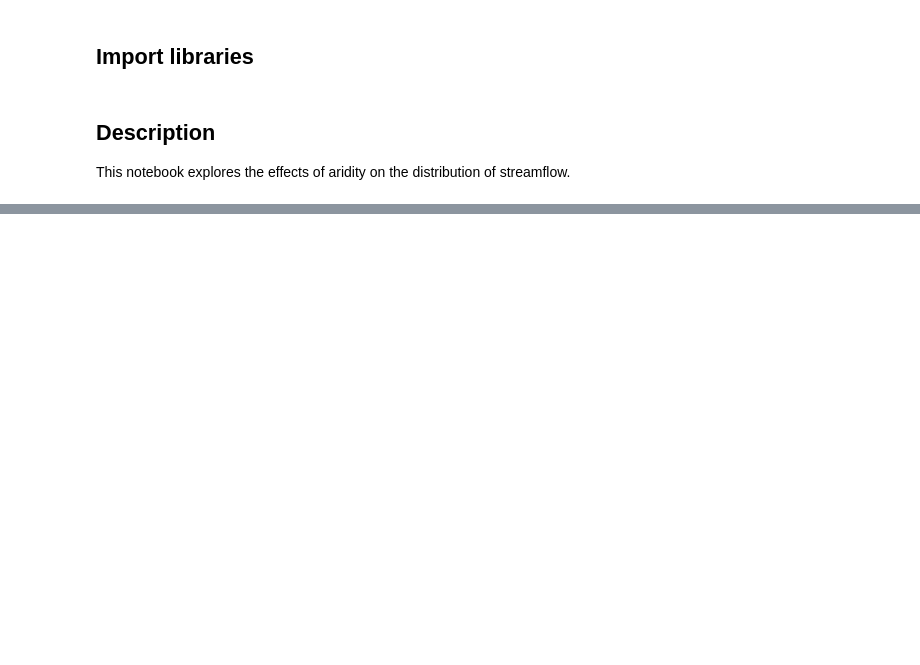
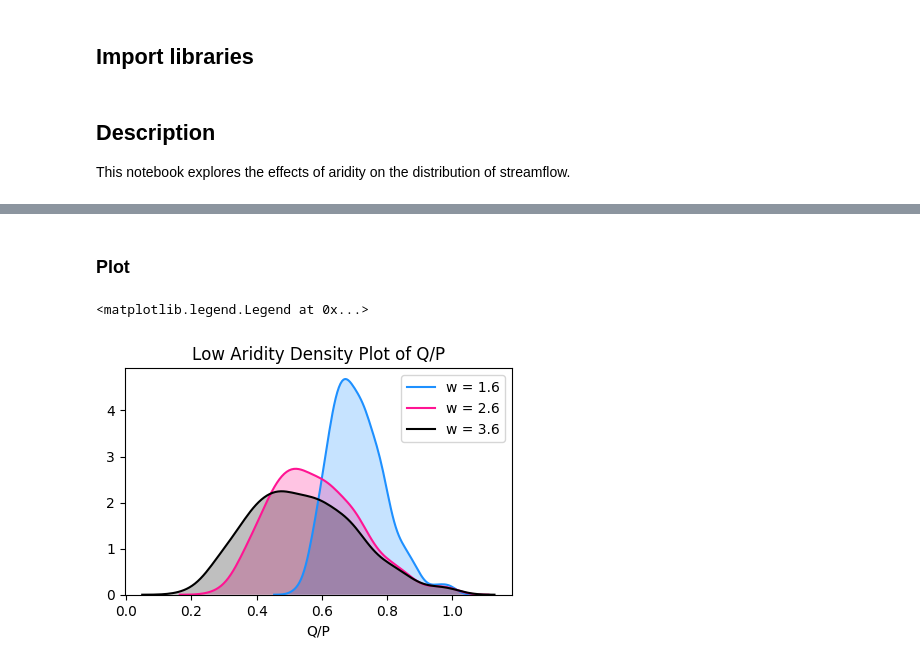
Before and after one commit to nicksilver/stream-variability, a Jupyter notebook: analysis/distribution_changes.ipynb, the cells around one changed output, grey strips where cells are left out. Cells and saved outputs as stored; diff of their text form; code cells hidden in the pictures; blank space fills up the shorter version.

Commit message:
added plots exploring changes in aridity and water availability

```diff
--- a/analysis/distribution_changes.ipynb
+++ b/analysis/distribution_changes.ipynb
@@ -42,0 +47,33 @@ plt.legend()
+# %%
+noise = 0.2
+n = 1000
+w_1 = 1.6
+w_2 = 2.6
+w_3 = 3.6
+pet_p_1 = 0.5 + noise * np.random.randn(n)
+pet_p_1[pet_p_1 < 0] = 0
+
+aet_p_1 = (1 + (pet_p_1) - ((1 + (pet_p_1)**w_1)**(1/w_1)))
+q_p_1 = 1-aet_p_1
+q_p_1[q_p_1 < 0] = 0
+
+aet_p_2 = (1 + (pet_p_1) - ((1 + (pet_p_1)**w_2)**(1/w_2)))
+q_p_2 = 1-aet_p_2
+q_p_2[q_p_2 < 0] = 0
+
+aet_p_3 = (1 + (pet_p_1) - ((1 + (pet_p_1)**w_3)**(1/w_3)))
+q_p_3 = 1-aet_p_3
+q_p_3[q_p_3 < 0] = 0
+# %% [markdown]
+### Plot
+# %%
+plt.figure(figsize=(5, 3), dpi=100)
+sns.kdeplot(q_p_1, color="dodgerblue", label="w = 1.6", shade=True)
+sns.kdeplot(q_p_2, color="deeppink", label="w = 2.6", shade=True)
+sns.kdeplot(q_p_3, color="black", label="w = 3.6", shade=True)
+plt.title("Low Aridity Density Plot of Q/P")
+plt.xlabel("Q/P")
+plt.legend()
+# %% [output]
+<matplotlib.legend.Legend at 0x...>
+[figure, added]
```
Also changed, not shown: parts of 12 cells of this notebook, 1 other file.
